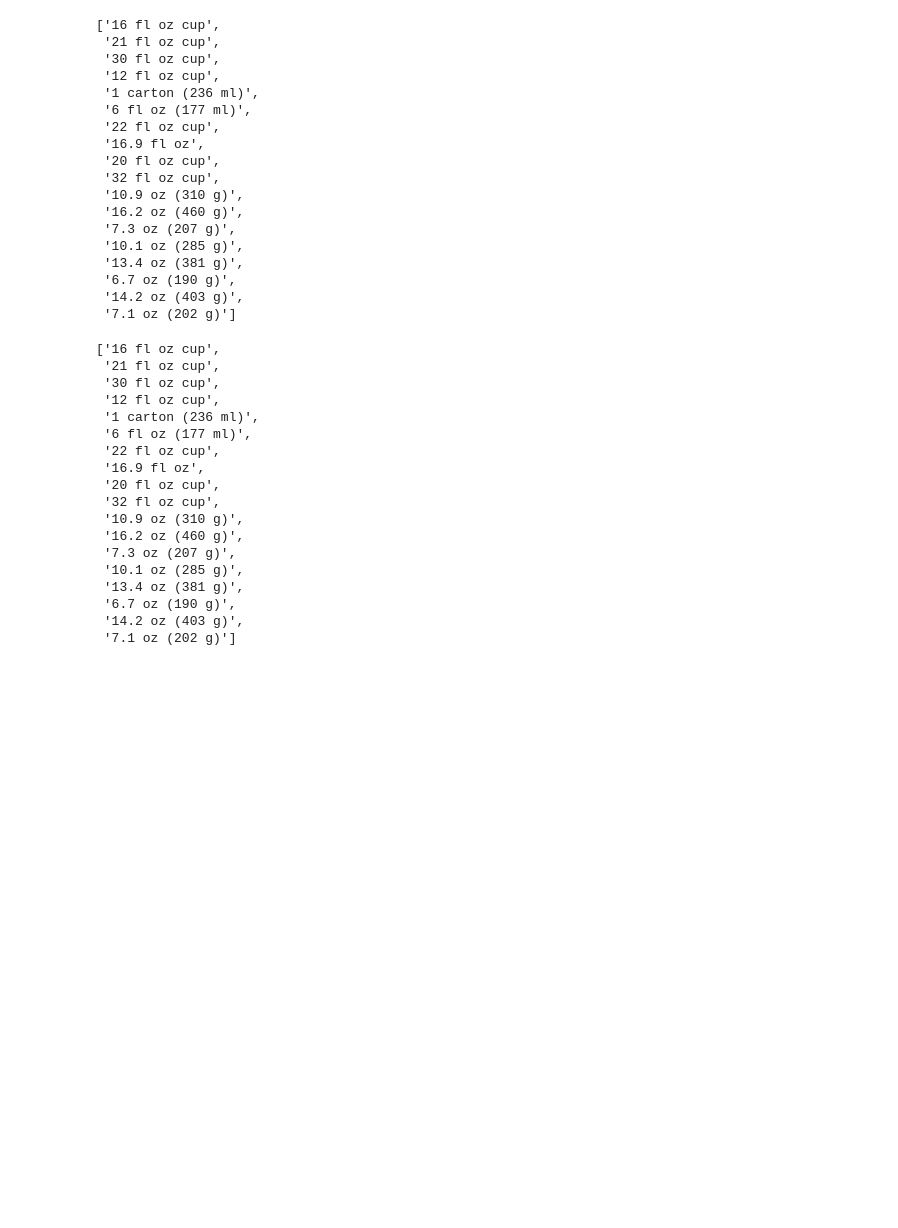
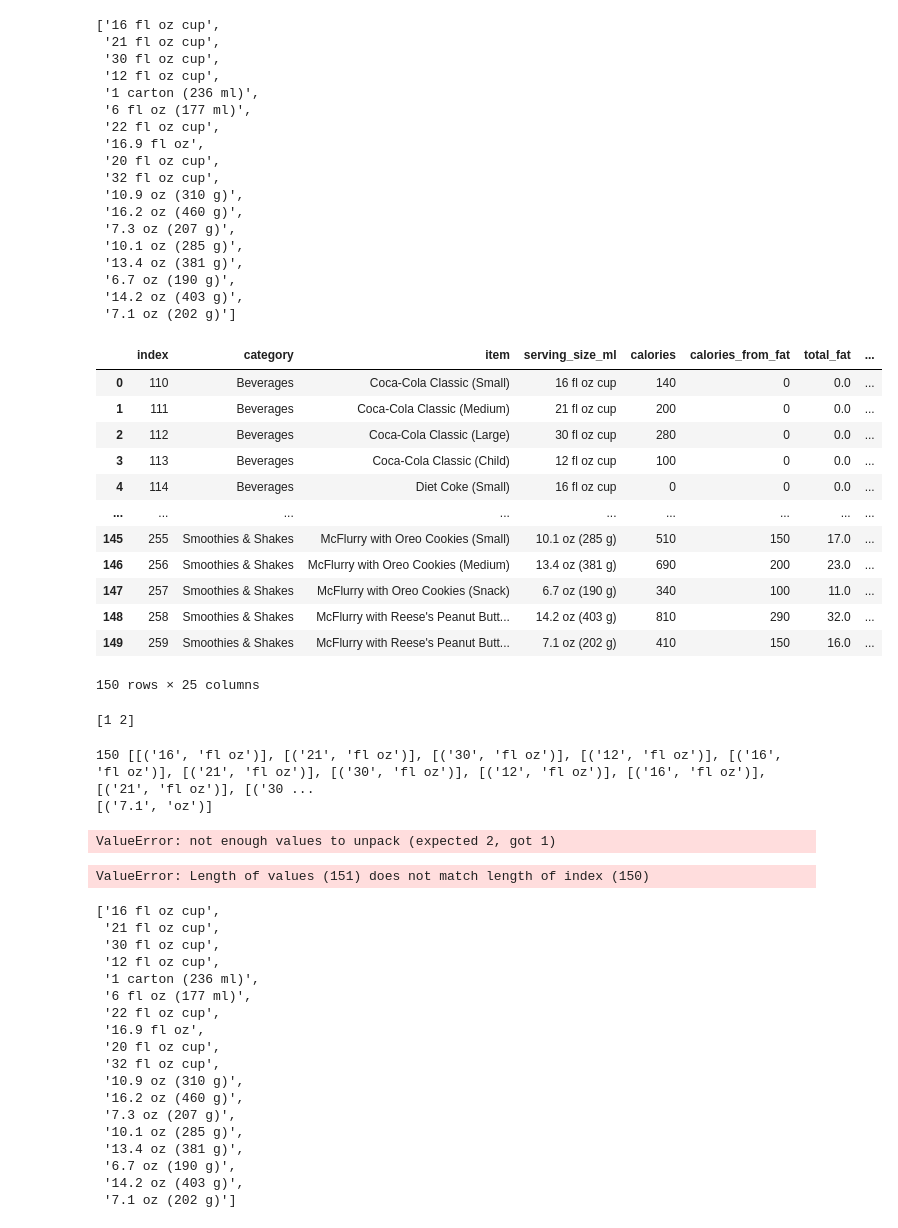
Before and after one commit to mfernandamirabile/C-Users-ferna-McDonaldsMenu-Analysis, a Jupyter notebook: app.ipynb, the cells around one changed output. Saved outputs shown, nothing was run; the diff lists cells and outputs as text; code cells hidden in the pictures; blank space fills up the shorter version.

```diff
--- a/app.ipynb
+++ b/app.ipynb
@@ -228,6 +221,75 @@ drink_df['serving_size_ml'].unique().tolist()
  '6.7 oz (190 g)',
  '14.2 oz (403 g)',
  '7.1 oz (202 g)']
+# %%
+display(drink_df)
+# %% [output]
+|  | index | category | item | serving_size_ml | calories | calories_from_fat | total_fat | ... |
+| 0 | 110 | Beverages | Coca-Cola Classic (Small) | 16 fl oz cup | 140 | 0 | 0.0 | ... |
+| 1 | 111 | Beverages | Coca-Cola Classic (Medium) | 21 fl oz cup | 200 | 0 | 0.0 | ... |
+| 2 | 112 | Beverages | Coca-Cola Classic (Large) | 30 fl oz cup | 280 | 0 | 0.0 | ... |
+| 3 | 113 | Beverages | Coca-Cola Classic (Child) | 12 fl oz cup | 100 | 0 | 0.0 | ... |
+| 4 | 114 | Beverages | Diet Coke (Small) | 16 fl oz cup | 0 | 0 | 0.0 | ... |
+| ... | ... | ... | ... | ... | ... | ... | ... | ... |
+| 145 | 255 | Smoothies & Shakes | McFlurry with Oreo Cookies (Small) | 10.1 oz (285 g) | 510 | 150 | 17.0 | ... |
+| 146 | 256 | Smoothies & Shakes | McFlurry with Oreo Cookies (Medium) | 13.4 oz (381 g) | 690 | 200 | 23.0 | ... |
+| 147 | 257 | Smoothies & Shakes | McFlurry with Oreo Cookies (Snack) | 6.7 oz (190 g) | 340 | 100 | 11.0 | ... |
+| 148 | 258 | Smoothies & Shakes | McFlurry with Reese's Peanut Butt... | 14.2 oz (403 g) | 810 | 290 | 32.0 | ... |
+| 149 | 259 | Smoothies & Shakes | McFlurry with Reese's Peanut Butt... | 7.1 oz (202 g) | 410 | 150 | 16.0 | ... |
+150 rows × 25 columns
+# %%
+drink_df['unit'] = ''
+matches = []
+for index, value in enumerate(drink_df['serving_size_ml']):
+    match = re.findall(r"(\d+\.?\d*)\s*(fl oz|oz|ml)", value)
+    matches.append(match)
+    # print(match, len(match))
+# print(matches)
+    # drink_df.at[index, 'serving_size_ml'] = match[0][0]
+    # drink_df.at[index, 'unit'] = match[0][1]
+matches_length = []
+for x in matches:
+    lenght = len(x)
+    # print(lenght)
+    matches_length.append(lenght)
+matches_length = np.array(matches_length)
+print(np.unique(matches_length))
+# display(drink_df)
+# %% [output]
+[1 2]
+# %%
+matches = []
+for value in drink_df['serving_size_ml']:
+    lines = re.findall(r"(\d+\.?\d*)\s*(fl oz|oz|ml)", value)
+    matches.append(lines)
+print(len(matches), matches, f"\n{lines}")
+
+# serving_size = []
+# unit = []
+# for i in matches:
+#     for number, un in i:
+#         serving_size.append(number)
+#         unit.append(un)
+#         print(serving_size, unit)
+# print(len(serving_size))
+# %% [output]
+150 [[('16', 'fl oz')], [('21', 'fl oz')], [('30', 'fl oz')], [('12', 'fl oz')], [('16', 'fl oz')], [('21', 'fl oz')], [('30', 'fl oz')], [('12', 'fl oz')], [('16', 'fl oz')], [('21', 'fl oz')], [('30 ...
+[('7.1', 'oz')]
+# %%
+serving_size = []
+unit = []
+for number, un in matches:
+    serving_size.append(number)
+    unit.append(un)
+    print(serving_size, unit)
+print(len(serving_size))
+# %% [output]
+ValueError: not enough values to unpack (expected 2, got 1)
+# %%
+drink_df['serving_size_ml'] = serving_size
+drink_df.head()
+# %% [output]
+ValueError: Length of values (151) does not match length of index (150)
 # %%
 drink_df['serving_size_ml'] = drink_df['serving_size_ml'].replace('cup','')
 drink_df['serving_size_ml'].unique().tolist()
```
Also changed, not shown: parts of 5 cells of this notebook.
